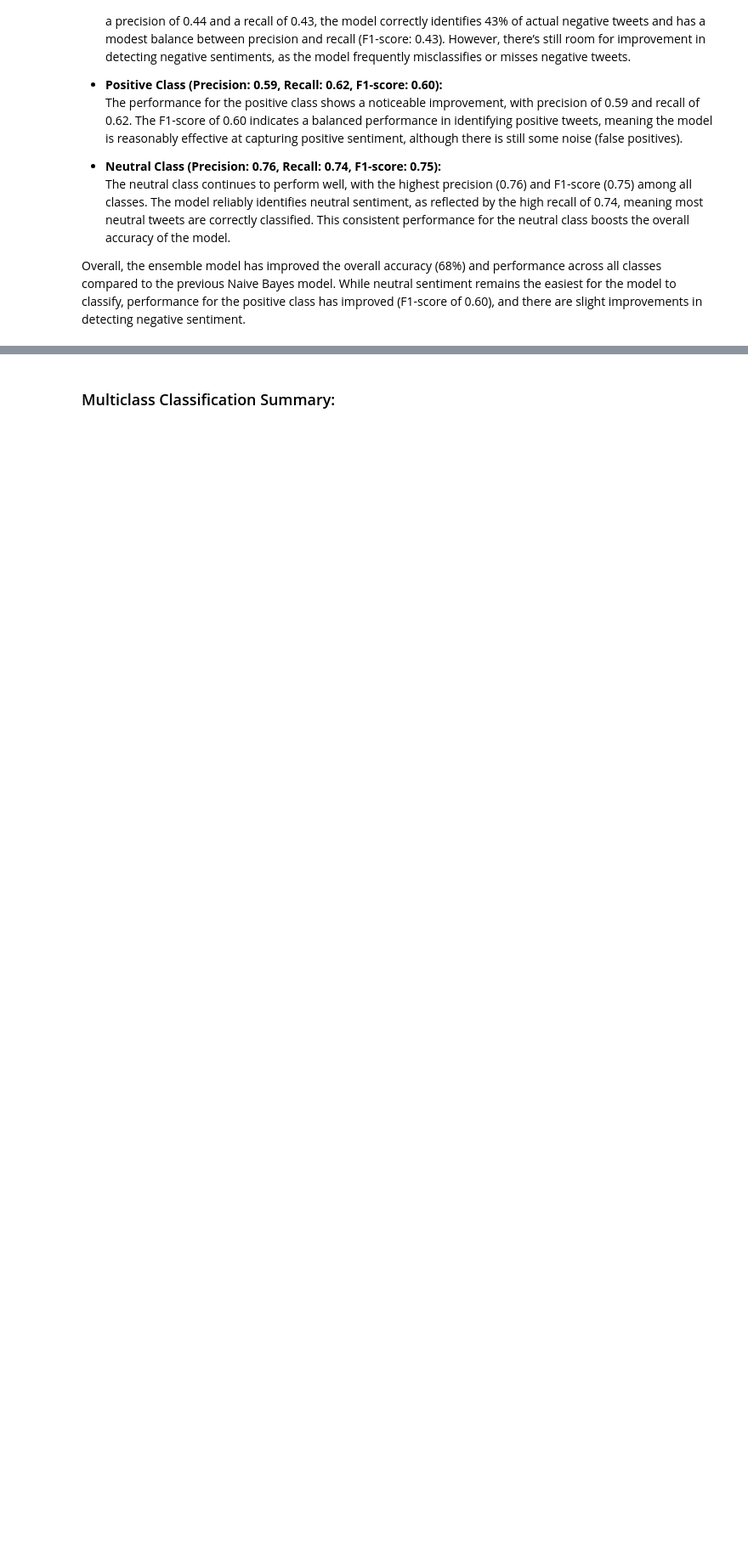
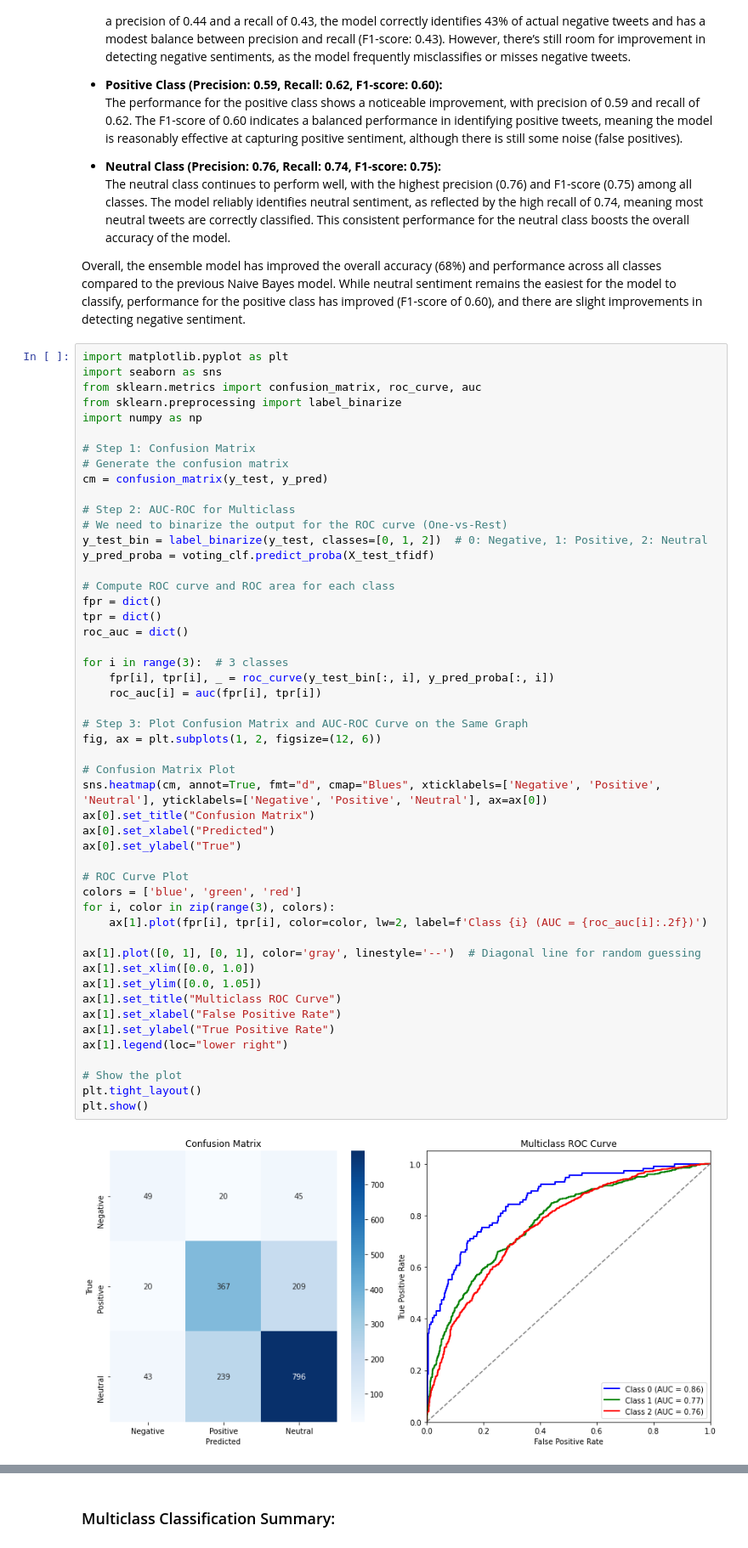
Before and after one commit to engige/NLP_Twitter_Sentiment_Analysis, a Jupyter notebook: index.ipynb, the cells around one changed output, grey strips where cells are left out. Shown at 85% size. Cells and saved outputs as stored; diff of their text form; blank space fills up the shorter version.

```diff
--- a/index.ipynb
+++ b/index.ipynb
@@ -649,3 +701,55 @@ Results for the multiclass classification task with an ensemble model (Multinomi
   The neutral class continues to perform well, with the highest precision (0.76) and F1-score (0.75) among all classes. The model reliably identifies neutral sentiment, as reflected by the high recall of 0.74, meaning most neutral tweets are correctly classified. This consistent performance for the neutral class boosts the overall accuracy of the model.
 
 Overall, the ensemble model has improved the overall accuracy (68%) and performance across all classes compared to the previous Naive Bayes model. While neutral sentiment remains the easiest for the model to classify, performance for the positive class has improved (F1-score of 0.60), and there are slight improvements in detecting negative sentiment.
+# %%
+import matplotlib.pyplot as plt
+import seaborn as sns
+from sklearn.metrics import confusion_matrix, roc_curve, auc
+from sklearn.preprocessing import label_binarize
+import numpy as np
+
+# Step 1: Confusion Matrix
+# Generate the confusion matrix
+cm = confusion_matrix(y_test, y_pred)
+
+# Step 2: AUC-ROC for Multiclass
+# We need to binarize the output for the ROC curve (One-vs-Rest)
+y_test_bin = label_binarize(y_test, classes=[0, 1, 2])  # 0: Negative, 1: Positive, 2: Neutral
+y_pred_proba = voting_clf.predict_proba(X_test_tfidf)
+
+# Compute ROC curve and ROC area for each class
+fpr = dict()
+tpr = dict()
+roc_auc = dict()
+
+for i in range(3):  # 3 classes
+    fpr[i], tpr[i], _ = roc_curve(y_test_bin[:, i], y_pred_proba[:, i])
+    roc_auc[i] = auc(fpr[i], tpr[i])
+
+# Step 3: Plot Confusion Matrix and AUC-ROC Curve on the Same Graph
+fig, ax = plt.subplots(1, 2, figsize=(12, 6))
+
+# Confusion Matrix Plot
+sns.heatmap(cm, annot=True, fmt="d", cmap="Blues", xticklabels=['Negative', 'Positive', 'Neutral'], yticklabels=['Negative', 'Positive', 'Neutral'], ax=ax[0])
+ax[0].set_title("Confusion Matrix")
+ax[0].set_xlabel("Predicted")
+ax[0].set_ylabel("True")
+
+# ROC Curve Plot
+colors = ['blue', 'green', 'red']
+for i, color in zip(range(3), colors):
+    ax[1].plot(fpr[i], tpr[i], color=color, lw=2, label=f'Class {i} (AUC = {roc_auc[i]:.2f})')
+
+ax[1].plot([0, 1], [0, 1], color='gray', linestyle='--')  # Diagonal line for random guessing
+ax[1].set_xlim([0.0, 1.0])
+ax[1].set_ylim([0.0, 1.05])
+ax[1].set_title("Multiclass ROC Curve")
+ax[1].set_xlabel("False Positive Rate")
+ax[1].set_ylabel("True Positive Rate")
+ax[1].legend(loc="lower right")
+
+# Show the plot
+plt.tight_layout()
+plt.show()
+# %% [output]
+[figure, added]
```
Also changed, not shown: parts of 8 cells of this notebook.
